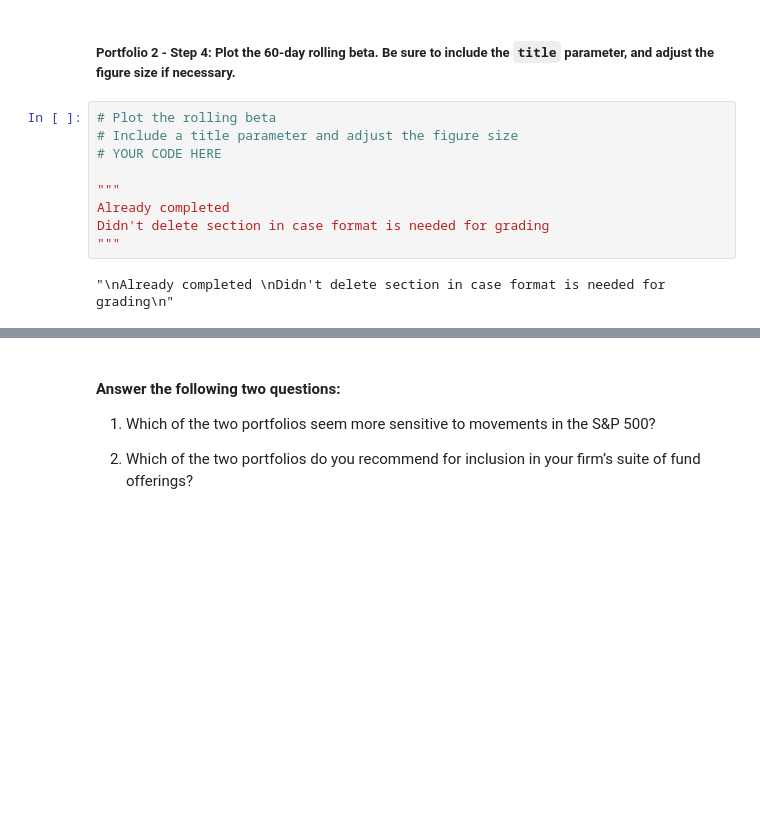
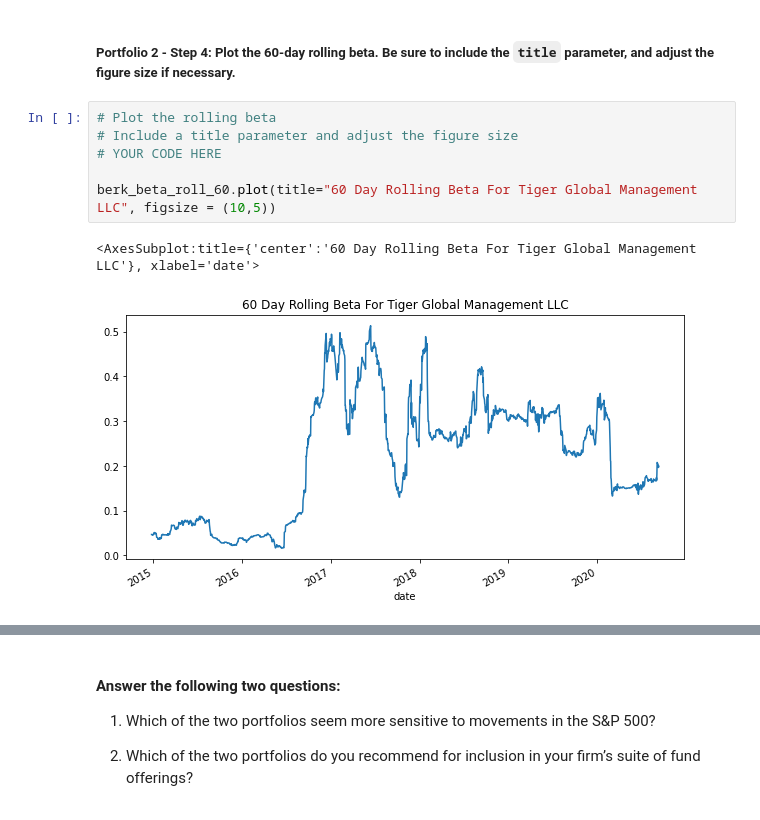
Before and after one commit to rhurst11/Fintech_Module_4_Challenge, a Jupyter notebook: Workspace/risk_return_analysis.ipynb, the cells around one changed output, grey strips where cells are left out. Saved outputs shown, nothing was run; the diff lists cells and outputs as text; blank space fills up the shorter version.

```diff
--- a/Workspace/risk_return_analysis.ipynb
+++ b/Workspace/risk_return_analysis.ipynb
@@ -719,11 +719,9 @@ Didn't delete section in case format is needed for grading
 # %%
 # Plot the rolling beta
 # Include a title parameter and adjust the figure size
 # YOUR CODE HERE
 
-"""
-Already completed
-Didn't delete section in case format is needed for grading
-"""
+berk_beta_roll_60.plot(title="60 Day Rolling Beta For Tiger Global Management LLC", figsize = (10,5))
 # %% [output]
-"\nAlready completed \nDidn't delete section in case format is needed for grading\n"
+<AxesSubplot:title={'center':'60 Day Rolling Beta For Tiger Global Management LLC'}, xlabel='date'>
+[figure, added]
```
Also changed, not shown: parts of 5 cells of this notebook.
